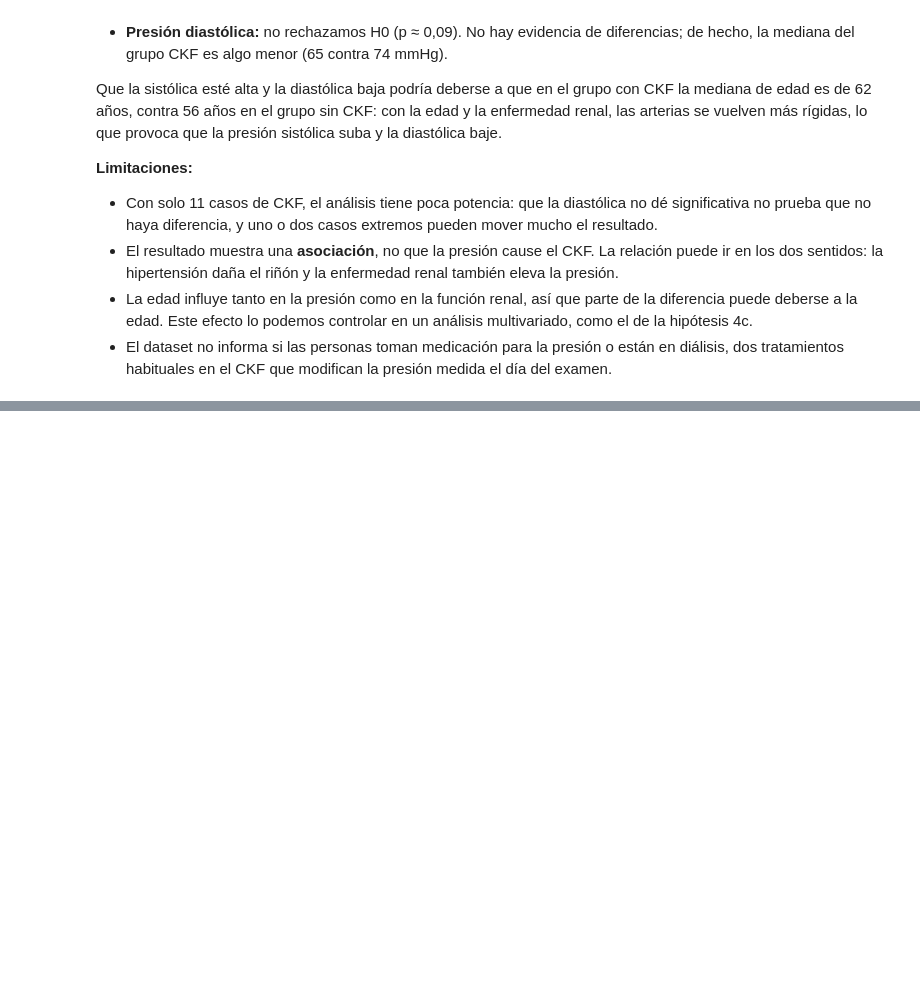
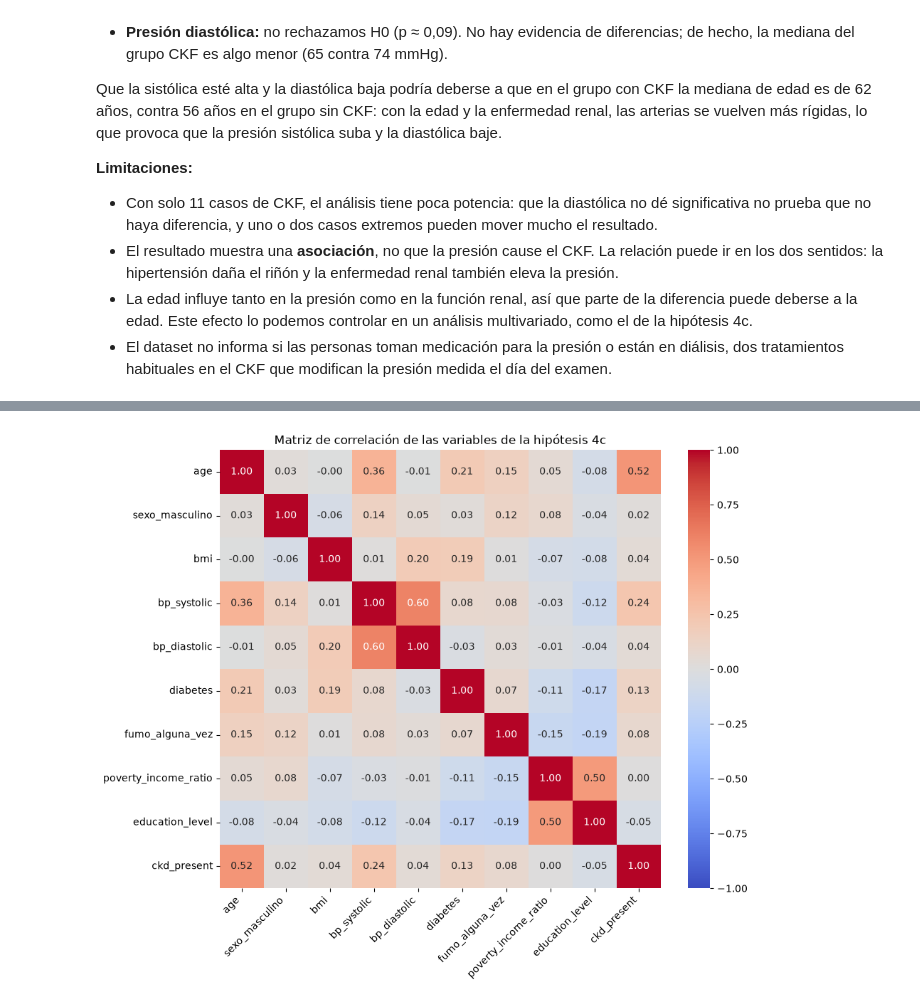
Before and after one commit to FranGonzalez354/TPE_fundamentos, a Jupyter notebook: CodeTPE.ipynb, the cells around one changed output, grey strips where cells are left out. Saved outputs shown, nothing was run; the diff lists cells and outputs as text; code cells hidden in the pictures; blank space fills up the shorter version.

```diff
--- a/CodeTPE.ipynb
+++ b/CodeTPE.ipynb
@@ -818,0 +844,4 @@ Que la sistólica esté alta y la diastólica baja podría deberse a que en el g
+# %%
+data_4c = data[data["ckd_stage"] != "Unknown"].copy()
+
+pd.crosstab(data_4c["ckd_stage"], data_4c["ckd_present"])
@@ -818,0 +869,14 @@ Que la sistólica esté alta y la diastólica baja podría deberse a que en el g
+# %%
+data_4c["sexo_masculino"] = (data_4c["gender"] == "Male").astype(int)
+data_4c["diabetes"] = data_4c["diabetes_diagnosed"].map({1: 1, 2: 0, 3: 0})
+data_4c["fumo_alguna_vez"] = data_4c["ever_smoked"].map({1: 1, 2: 0})
+
+variables = ["age", "sexo_masculino", "bmi", "bp_systolic", "bp_diastolic",
+             "diabetes", "fumo_alguna_vez", "poverty_income_ratio", "education_level"]
+
+datos_modelo = data_4c[variables + ["ckd_present"]].dropna().astype(float)
+
+print(f"Personas incluidas en el modelo: {len(datos_modelo)}")
+print(f"Edad mínima: {datos_modelo['age'].min():.0f} años")
+print(f"Con CKD: {int(datos_modelo['ckd_present'].sum())} ({datos_modelo['ckd_present'].mean() * 100:.2f}%)")
+print(f"Sin CKD: {int((datos_modelo['ckd_present'] == 0).sum())}")
@@ -818,0 +894,10 @@ Que la sistólica esté alta y la diastólica baja podría deberse a que en el g
+# %%
+import seaborn as sns
+
+plt.figure(figsize=(10, 8))
+sns.heatmap(datos_modelo[variables + ["ckd_present"]].corr(), annot=True, cmap="coolwarm", fmt=".2f", vmin=-1, vmax=1)
+plt.title("Matriz de correlación de las variables de la hipótesis 4c")
+plt.xticks(rotation=45, ha="right")
+plt.show()
+# %% [output]
+[figure, added]
```
Also changed, not shown: parts of 48 cells of this notebook.
